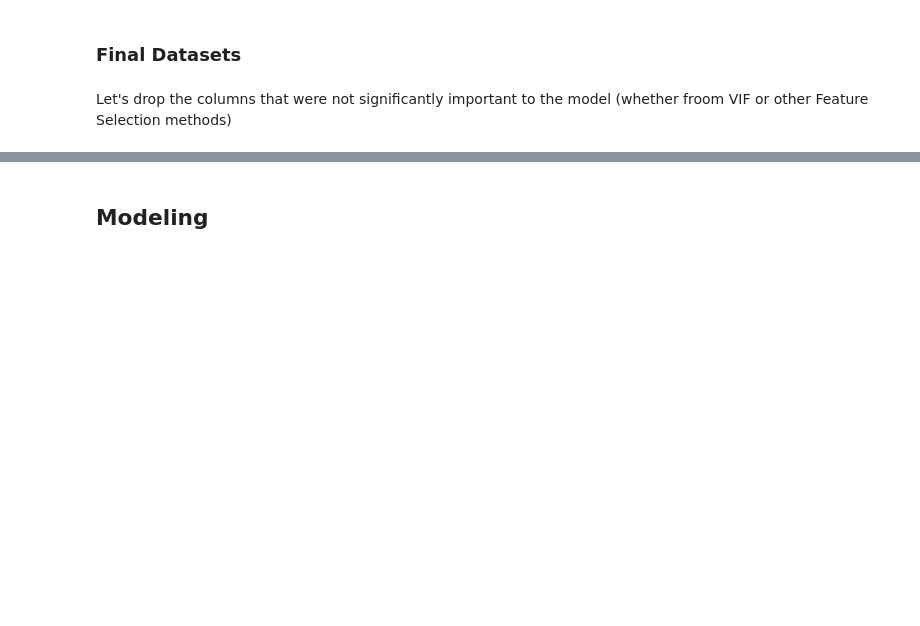
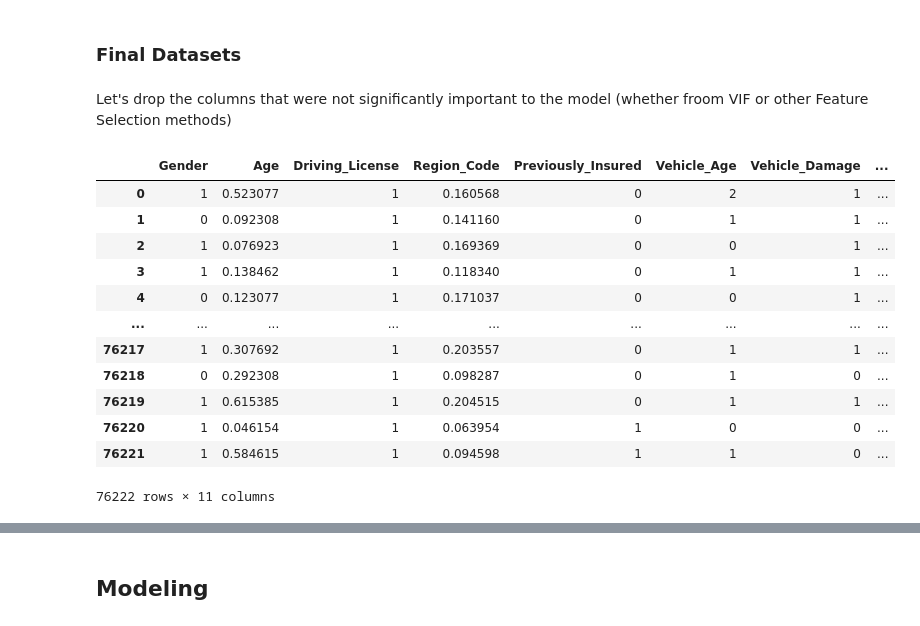
Before and after one commit to HugoTex98/Health-Insurance-Cross-Sell-Prediction, a Jupyter notebook: Health_Insurance_Cross_Sell_Prediction.ipynb, the cells around one changed output, grey strips where cells are left out. Cells and saved outputs as stored; diff of their text form; code cells hidden in the pictures; blank space fills up the shorter version.

```diff
--- a/Health_Insurance_Cross_Sell_Prediction.ipynb
+++ b/Health_Insurance_Cross_Sell_Prediction.ipynb
@@ -1397,3 +1397,19 @@ shap_rfecv_features_keep
 ### Final Datasets
 # %% [markdown]
 Let's drop the columns that were not significantly important to the model (whether froom VIF or other Feature Selection methods)
+# %%
+df_test_processed
+# %% [output]
+|  | Gender | Age | Driving_License | Region_Code | Previously_Insured | Vehicle_Age | Vehicle_Damage | ... |
+| 0 | 1 | 0.523077 | 1 | 0.160568 | 0 | 2 | 1 | ... |
+| 1 | 0 | 0.092308 | 1 | 0.141160 | 0 | 1 | 1 | ... |
+| 2 | 1 | 0.076923 | 1 | 0.169369 | 0 | 0 | 1 | ... |
+| 3 | 1 | 0.138462 | 1 | 0.118340 | 0 | 1 | 1 | ... |
+| 4 | 0 | 0.123077 | 1 | 0.171037 | 0 | 0 | 1 | ... |
+| ... | ... | ... | ... | ... | ... | ... | ... | ... |
+| 76217 | 1 | 0.307692 | 1 | 0.203557 | 0 | 1 | 1 | ... |
+| 76218 | 0 | 0.292308 | 1 | 0.098287 | 0 | 1 | 0 | ... |
+| 76219 | 1 | 0.615385 | 1 | 0.204515 | 0 | 1 | 1 | ... |
+| 76220 | 1 | 0.046154 | 1 | 0.063954 | 1 | 0 | 0 | ... |
+| 76221 | 1 | 0.584615 | 1 | 0.094598 | 1 | 1 | 0 | ... |
+76222 rows × 11 columns
```
Also changed, not shown: parts of 21 cells of this notebook.
